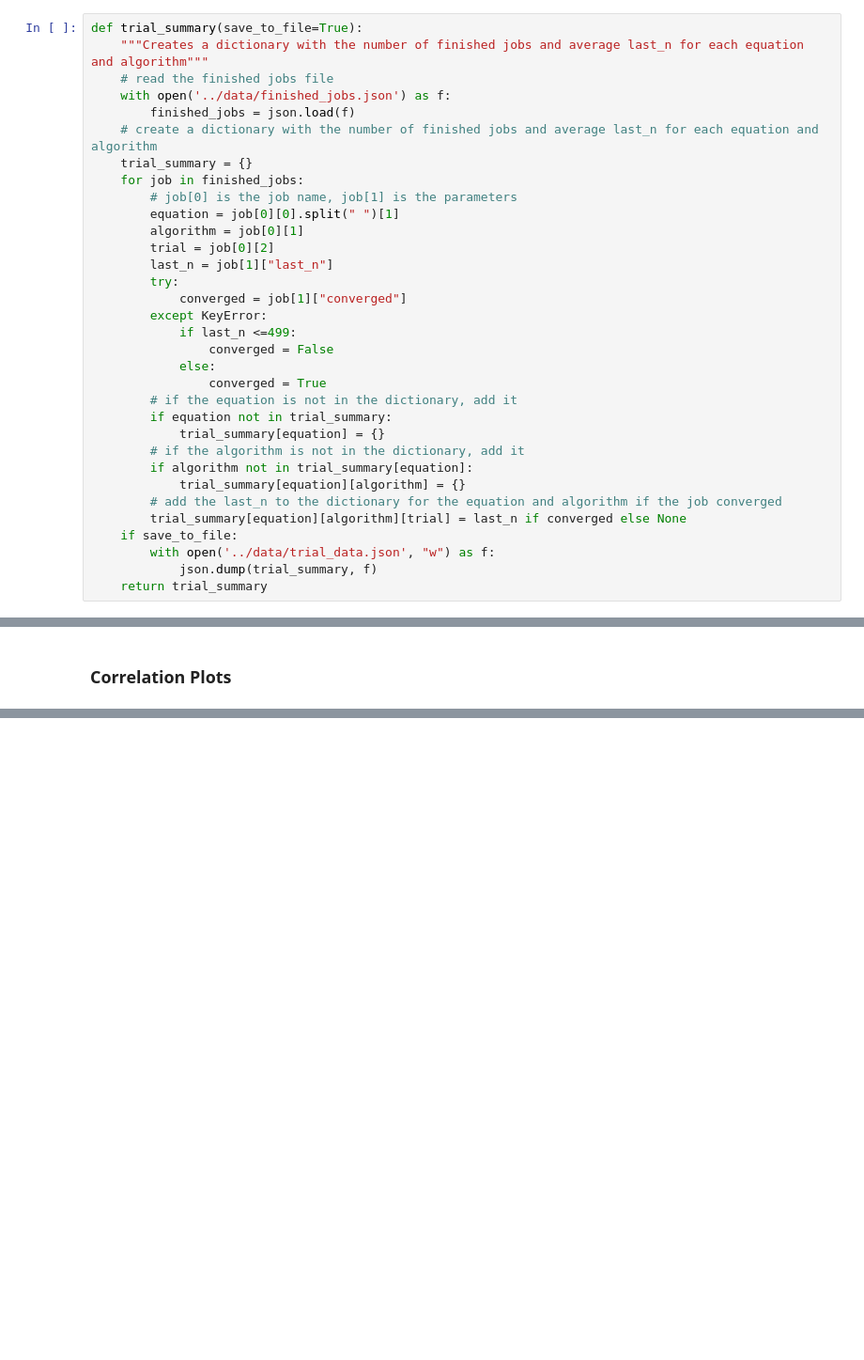
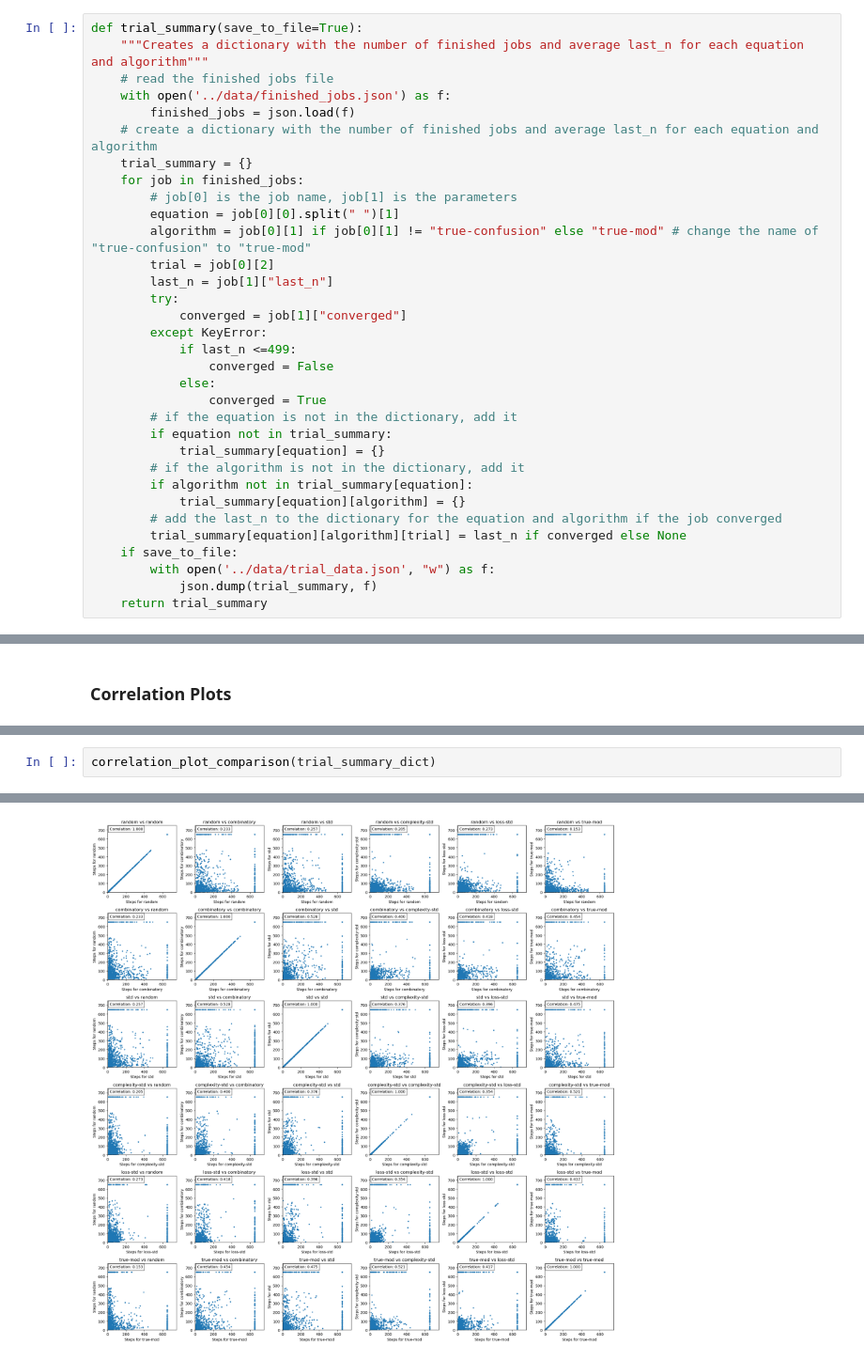
Before and after one commit to FrederikBornemann/SyReAL, a Jupyter notebook: notebooks/data_analysis.ipynb, the cells around one changed output, grey strips where cells are left out. Shown at 94% size. Saved outputs shown, nothing was run; the diff lists cells and outputs as text; blank space fills up the shorter version.

Commit message:
add correlation comparison

```diff
--- a/notebooks/data_analysis.ipynb
+++ b/notebooks/data_analysis.ipynb
@@ -41,7 +40,7 @@ def trial_summary(save_to_file=True):
     for job in finished_jobs:
         # job[0] is the job name, job[1] is the parameters
         equation = job[0][0].split(" ")[1]
-        algorithm = job[0][1]
+        algorithm = job[0][1] if job[0][1] != "true-confusion" else "true-mod" # change the name of "true-confusion" to "true-mod"
         trial = job[0][2]
         last_n = job[1]["last_n"]
         try:
@@ -213,0 +248,3 @@ for equation in trial_summary_dict.keys():
+# %%
+correlation_plot_comparison(trial_summary_dict)
+# %% [output]
@@ -213,0 +268 @@ for equation in trial_summary_dict.keys():
+[figure, added]
```
Also changed, not shown: parts of 5 cells of this notebook, 3 other files.
